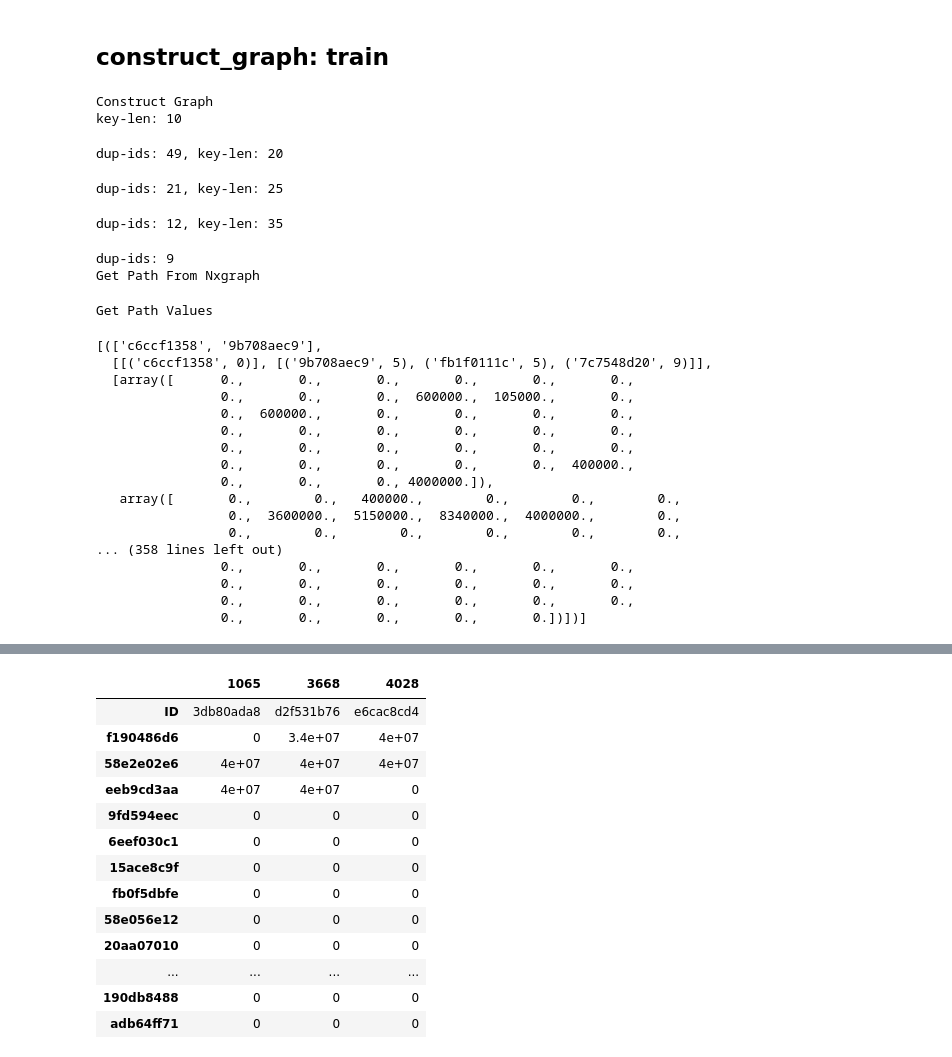
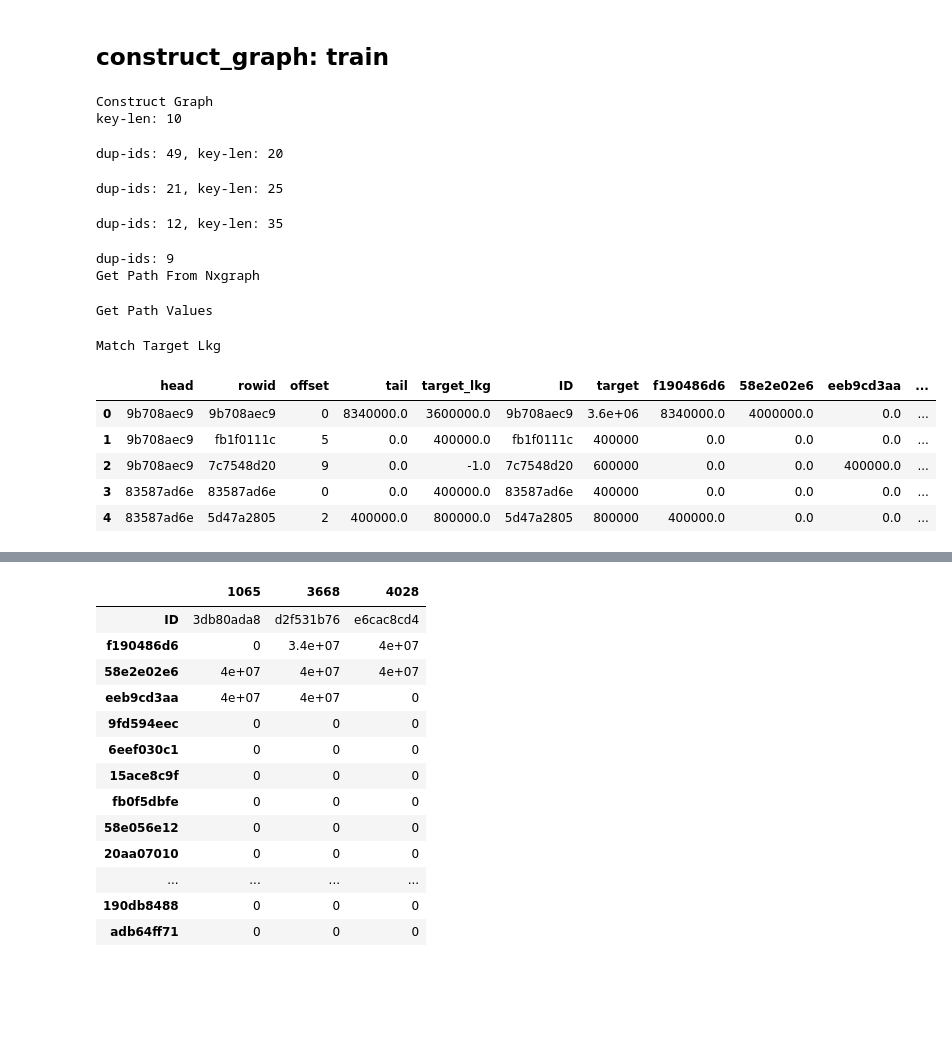
Before and after one commit to kqdmqx/kaggle-Santander-Value-Prediction-Challenge, a Jupyter notebook: 005-construct-graph.ipynb, the cells around one changed output, grey strips where cells are left out. Drawn from its saved outputs; the diff is of its cells as text; code cells hidden in the pictures; blank space fills up the shorter version.

```diff
--- a/005-construct-graph.ipynb
+++ b/005-construct-graph.ipynb
@@ -414,6 +451,9 @@ train_pathstack = {head_: get_path(train_nxgraph, head_) for head_ in tqdm(train
 
 print("Get Path Values")
 train_realstack = [get_real_path(head_, train, train_pathstack) for head_ in tqdm(train_pathstack)]
+
+print("Match Target Lkg")
+train_targetlkg = get_target_lkg(train_realstack)
 # %% [output]
 Construct Graph
 key-len: 10
@@ -423,23 +463,4 @@ dup-ids: 12, key-len: 35
 dup-ids: 9
 Get Path From Nxgraph
 Get Path Values
+Match Target Lkg
-# %%
-train_realstack[:10]
-# %% [output]
-[(['c6ccf1358', '9b708aec9'],
-  [[('c6ccf1358', 0)], [('9b708aec9', 5), ('fb1f0111c', 5), ('7c7548d20', 9)]],
-  [array([      0.,       0.,       0.,       0.,       0.,       0.,
-                0.,       0.,       0.,  600000.,  105000.,       0.,
-                0.,  600000.,       0.,       0.,       0.,       0.,
-                0.,       0.,       0.,       0.,       0.,       0.,
-                0.,       0.,       0.,       0.,       0.,       0.,
-                0.,       0.,       0.,       0.,       0.,  400000.,
-                0.,       0.,       0., 4000000.]),
-   array([       0.,        0.,   400000.,        0.,        0.,        0.,
-                 0.,  3600000.,  5150000.,  8340000.,  4000000.,        0.,
-                 0.,        0.,        0.,        0.,        0.,        0.,
-... (358 lines left out)
-                0.,       0.,       0.,       0.,       0.,       0.,
-                0.,       0.,       0.,       0.,       0.,       0.,
-                0.,       0.,       0.,       0.,       0.,       0.,
-                0.,       0.,       0.,       0.,       0.])])]
@@ -445,0 +469,9 @@ train_realstack[:10]
+# %%
+train_targetlkg_extend.head()
+# %% [output]
+|  | head | rowid | offset | tail | target_lkg | ID | target | f190486d6 | 58e2e02e6 | eeb9cd3aa | ... |
+| 0 | 9b708aec9 | 9b708aec9 | 0 | 8340000.0 | 3600000.0 | 9b708aec9 | 3.6e+06 | 8340000.0 | 4000000.0 | 0.0 | ... |
+| 1 | 9b708aec9 | fb1f0111c | 5 | 0.0 | 400000.0 | fb1f0111c | 400000 | 0.0 | 0.0 | 0.0 | ... |
+| 2 | 9b708aec9 | 7c7548d20 | 9 | 0.0 | -1.0 | 7c7548d20 | 600000 | 0.0 | 0.0 | 400000.0 | ... |
+| 3 | 83587ad6e | 83587ad6e | 0 | 0.0 | 400000.0 | 83587ad6e | 400000 | 0.0 | 0.0 | 0.0 | ... |
+| 4 | 83587ad6e | 5d47a2805 | 2 | 400000.0 | 800000.0 | 5d47a2805 | 800000 | 400000.0 | 0.0 | 0.0 | ... |
```
Also changed, not shown: parts of 16 cells of this notebook, 2 other files.
